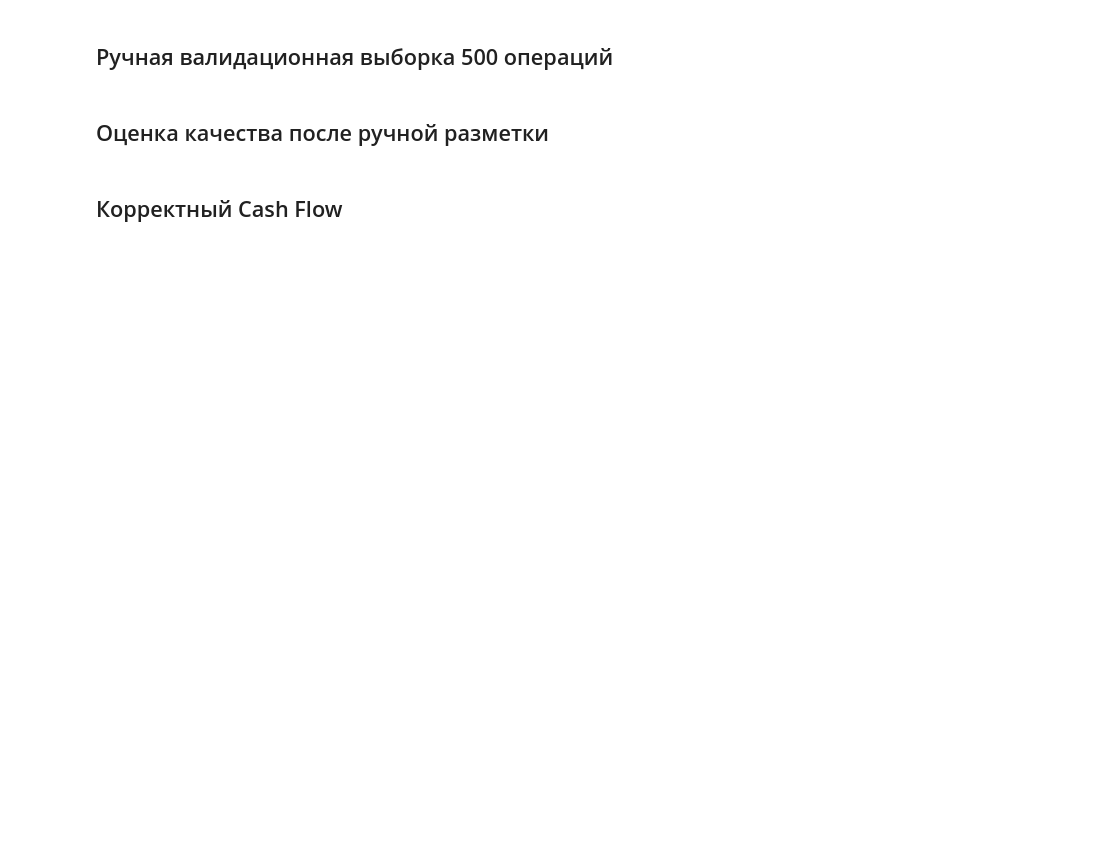
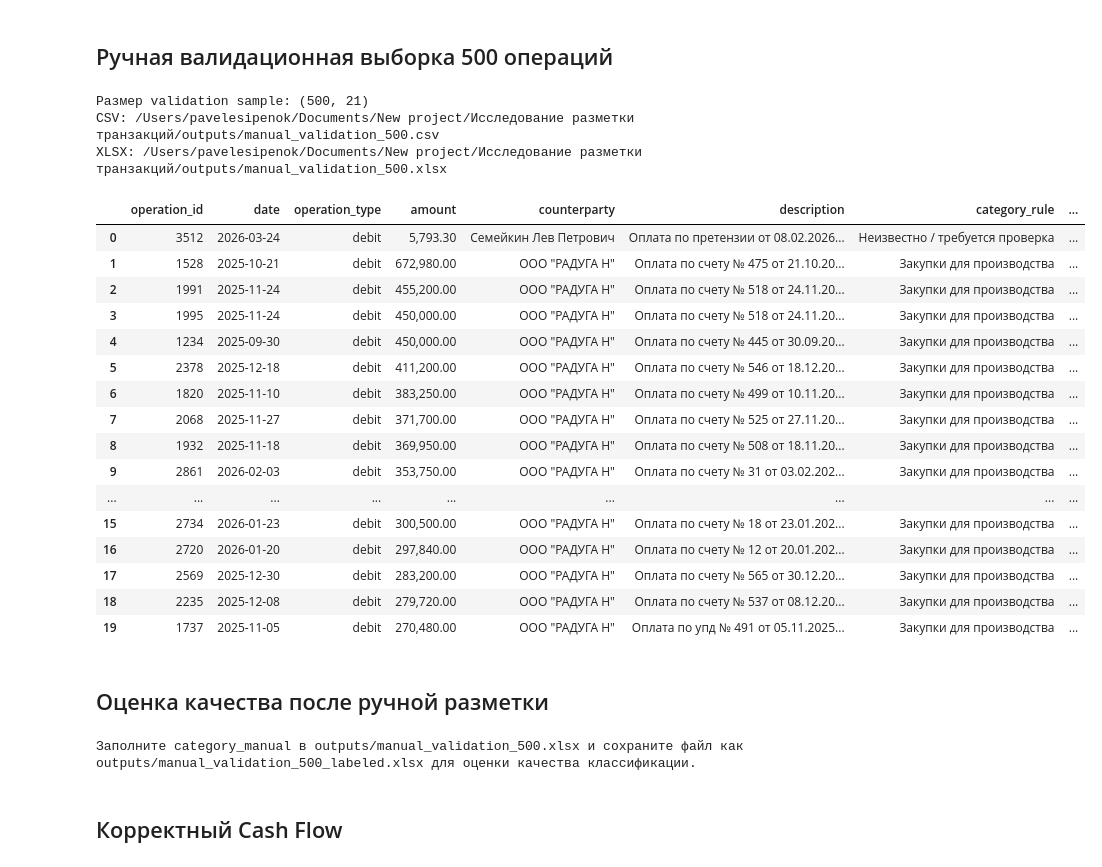
Before and after one commit to Kruasanya/sladkiy_gorodok, a Jupyter notebook: Исследование разметки транзакций/01_Исследование_классификации_банковских_операций.ipynb, the cells around one changed output. Cells and saved outputs as stored; diff of their text form; code cells hidden in the pictures; blank space fills up the shorter version.

```diff
--- a/Исследование разметки транзакций/01_Исследование_классификации_банковских_операций.ipynb
+++ b/Исследование разметки транзакций/01_Исследование_классификации_банковских_операций.ipynb
@@ -977,63 +1138,54 @@ validation_parts.append(take_unique(bank.loc[bank['amount'].ge(bank['amount'].qu
 validation_parts.append(take_unique(bank.loc[bank['date'].isna()].sort_values('amount', ascending=False), 50, selected_ids))
 validation_parts.append(take_unique(bank.loc[bank['text_clean'].str.contains(complex_terms, regex=True, na=False)].sort_values('amount', ascending=False), 120, selected_ids))
 
 remaining_limit = VALIDATION_SAMPLE_SIZE - sum(len(part) for part in validation_parts)
 if remaining_limit > 0:
     random_parts = []
     per_category = max(1, int(np.ceil(remaining_limit / max(bank['category_final'].nunique(), 1))))
     for _, group in bank.loc[~bank['operation_id'].isin(selected_ids)].groupby('category_final'):
         random_parts.append(group.sample(min(per_category, len(group)), random_state=RANDOM_STATE))
     random_stratified = pd.concat(random_parts, ignore_index=True) if random_parts else bank.head(0)
     validation_parts.append(take_unique(random_stratified.sample(frac=1, random_state=RANDOM_STATE), remaining_limit, selected_ids))
 
 remaining_limit = VALIDATION_SAMPLE_SIZE - sum(len(part) for part in validation_parts)
 if remaining_limit > 0:
     validation_parts.append(take_unique(bank.sample(frac=1, random_state=RANDOM_STATE), remaining_limit, selected_ids))
 
 manual_validation = pd.concat(validation_parts, ignore_index=True).drop_duplicates('operation_id').head(VALIDATION_SAMPLE_SIZE)
 manual_validation = manual_validation[[
     'operation_id', 'date', 'operation_type', 'amount', 'counterparty', 'description',
     'category_rule', 'subcategory_rule', 'rule_confidence',
     'category_llm', 'subcategory_llm', 'llm_confidence',
     'category_final', 'subcategory_final', 'category_source', 'category_confidence',
     'needs_review', 'review_reason'
 ]].copy()
 manual_validation['category_manual'] = ''
 manual_validation['subcategory_manual'] = ''
 manual_validation['comment_manual'] = ''
 
-manual_validation_csv = OUTPUTS_DIR / 'manual_validation_500.csv'
-manual_validation_xlsx = OUTPUTS_DIR / 'manual_validation_500.xlsx'
-manual_validation.to_csv(manual_validation_csv, index=False)
-
-try:
-    with pd.ExcelWriter(manual_validation_xlsx, engine='openpyxl') as writer:
-        manual_validation.to_excel(writer, sheet_name='validation', index=False)
-        pd.DataFrame({'category': CATEGORIES}).to_excel(writer, sheet_name='categories', index=False)
-        pd.DataFrame({
-            'priority': list(range(1, 17)),
-            'rule_block': [
-                'Внутренние переводы', 'Кредиты и займы', 'Банковские комиссии и эквайринг',
-                'Налоги, взносы, штрафы', 'Профессиональные услуги', 'Персонал',
-                'Аренда и коммунальные платежи', 'Закупки для производства', 'Упаковка и расходники',
-                'Логистика и доставка', 'Маркетинг и реклама', 'Связь, сервисы и подписки',
-                'Возвраты', 'Выручка от клиентов', 'Прочие поступления', 'Неизвестно / требуется проверка'
-            ],
-        }).to_excel(writer, sheet_name='rules', index=False)
-        workbook = writer.book
-        worksheet = writer.sheets['validation']
-        worksheet.freeze_panes = 'A2'
-        worksheet.auto_filter.ref = worksheet.dimensions
-        for column_cells in worksheet.columns:
-            max_length = min(max(len(str(cell.value)) if cell.value is not None else 0 for cell in column_cells) + 2, 60)
-            worksheet.column_dimensions[column_cells[0].column_letter].width = max_length
-except Exception as exc:
-    print(f'Excel-файл не удалось сохранить: {exc}. CSV сохранён: {manual_validation_csv}')
-
 print('Размер validation sample:', manual_validation.shape)
-print('CSV:', manual_validation_csv)
-print('XLSX:', manual_validation_xlsx)
 display(manual_validation.head(20))
+# %% [output]
+Размер validation sample: (500, 21)
+CSV: /Users/pavelesipenok/Documents/New project/Исследование разметки транзакций/outputs/manual_validation_500.csv
+XLSX: /Users/pavelesipenok/Documents/New project/Исследование разметки транзакций/outputs/manual_validation_500.xlsx
+|  | operation_id | date | operation_type | amount | counterparty | description | category_rule | ... |
+| 0 | 3512 | 2026-03-24 | debit | 5,793.30 | Семейкин Лев Петрович | Оплата по претензии от 08.02.2026... | Неизвестно / требуется проверка | ... |
+| 1 | 1528 | 2025-10-21 | debit | 672,980.00 | ООО "РАДУГА Н" | Оплата по счету № 475 от 21.10.20... | Закупки для производства | ... |
+| 2 | 1991 | 2025-11-24 | debit | 455,200.00 | ООО "РАДУГА Н" | Оплата по счету № 518 от 24.11.20... | Закупки для производства | ... |
+| 3 | 1995 | 2025-11-24 | debit | 450,000.00 | ООО "РАДУГА Н" | Оплата по счету № 518 от 24.11.20... | Закупки для производства | ... |
+| 4 | 1234 | 2025-09-30 | debit | 450,000.00 | ООО "РАДУГА Н" | Оплата по счету № 445 от 30.09.20... | Закупки для производства | ... |
+| 5 | 2378 | 2025-12-18 | debit | 411,200.00 | ООО "РАДУГА Н" | Оплата по счету № 546 от 18.12.20... | Закупки для производства | ... |
+| 6 | 1820 | 2025-11-10 | debit | 383,250.00 | ООО "РАДУГА Н" | Оплата по счету № 499 от 10.11.20... | Закупки для производства | ... |
+| 7 | 2068 | 2025-11-27 | debit | 371,700.00 | ООО "РАДУГА Н" | Оплата по счету № 525 от 27.11.20... | Закупки для производства | ... |
+| 8 | 1932 | 2025-11-18 | debit | 369,950.00 | ООО "РАДУГА Н" | Оплата по счету № 508 от 18.11.20... | Закупки для производства | ... |
+| 9 | 2861 | 2026-02-03 | debit | 353,750.00 | ООО "РАДУГА Н" | Оплата по счету № 31 от 03.02.202... | Закупки для производства | ... |
+| ... | ... | ... | ... | ... | ... | ... | ... | ... |
+| 15 | 2734 | 2026-01-23 | debit | 300,500.00 | ООО "РАДУГА Н" | Оплата по счету № 18 от 23.01.202... | Закупки для производства | ... |
+| 16 | 2720 | 2026-01-20 | debit | 297,840.00 | ООО "РАДУГА Н" | Оплата по счету № 12 от 20.01.202... | Закупки для производства | ... |
+| 17 | 2569 | 2025-12-30 | debit | 283,200.00 | ООО "РАДУГА Н" | Оплата по счету № 565 от 30.12.20... | Закупки для производства | ... |
+| 18 | 2235 | 2025-12-08 | debit | 279,720.00 | ООО "РАДУГА Н" | Оплата по счету № 537 от 08.12.20... | Закупки для производства | ... |
+| 19 | 1737 | 2025-11-05 | debit | 270,480.00 | ООО "РАДУГА Н" | Оплата по упд № 491 от 05.11.2025... | Закупки для производства | ... |
 # %% [markdown]
 ## Оценка качества после ручной разметки
 # %%
@@ -1070,7 +1222,6 @@ else:
         evaluate_predictions(labeled_validation, 'category_llm'),
         evaluate_predictions(labeled_validation, 'category_final'),
     ])
-    metrics.to_csv(OUTPUTS_DIR / 'manual_validation_metrics.csv', index=False)
     display(metrics)
 
     valid = labeled_validation['category_manual'].notna() & labeled_validation['category_manual'].astype(str).str.strip().ne('')
@@ -1099,6 +1250,8 @@ else:
         error_summary = errors.groupby(['category_manual', 'category_final']).size().reset_index(name='errors').sort_values('errors', ascending=False)
         display(error_summary.head(30))
         display(errors.head(30))
+# %% [output]
+Заполните category_manual в outputs/manual_validation_500.xlsx и сохраните файл как outputs/manual_validation_500_labeled.xlsx для оценки качества классификации.
 # %% [markdown]
 ## Корректный Cash Flow
 # %%
```
Also changed, not shown: parts of 21 cells of this notebook, 21 other files.
